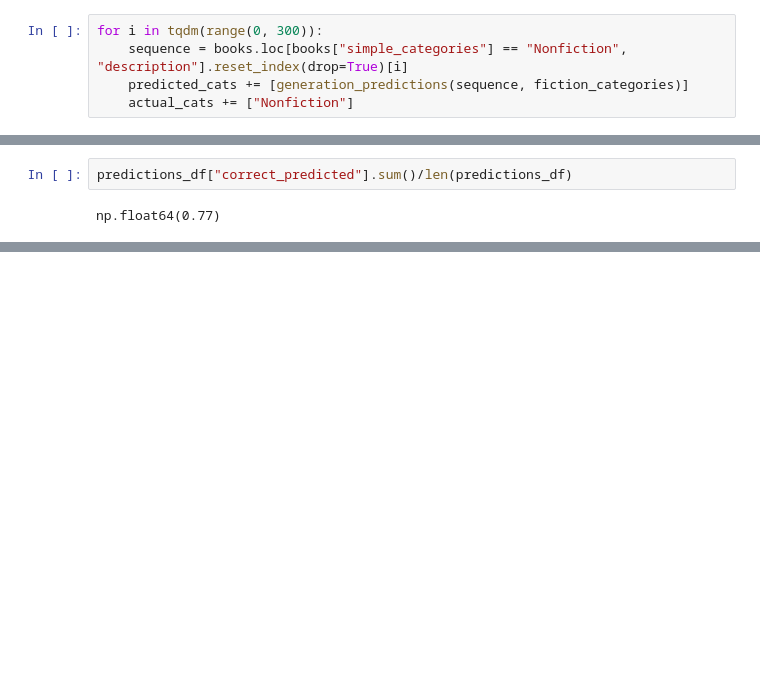
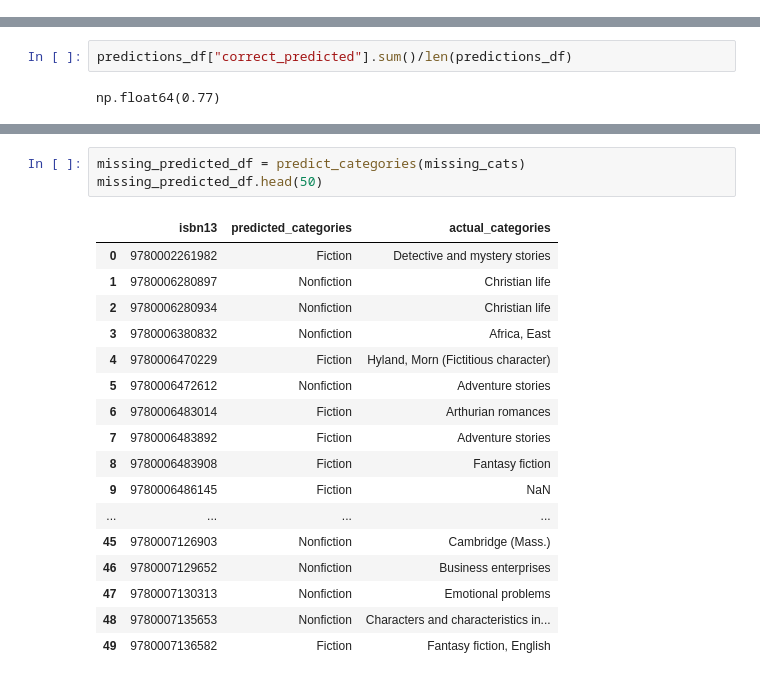
Before and after one commit to selffullfilling-prophecy/SEMANTIC-BOOK-RECOMMENDER, a Jupyter notebook: text-classification.ipynb, the cells around one changed output, grey strips where cells are left out. Cells and saved outputs as stored; diff of their text form; blank space fills up the shorter version.

```diff
--- a/text-classification.ipynb
+++ b/text-classification.ipynb
@@ -155,5 +205,0 @@ for i in tqdm(range(0, 300)):
-# %%
-for i in tqdm(range(0, 300)):
-    sequence = books.loc[books["simple_categories"] == "Nonfiction", "description"].reset_index(drop=True)[i]
-    predicted_cats += [generation_predictions(sequence, fiction_categories)]
-    actual_cats += ["Nonfiction"]
@@ -185,0 +242,21 @@ np.float64(0.77)
+# %%
+missing_predicted_df = predict_categories(missing_cats)
+missing_predicted_df.head(50)
+# %% [output]
+|  | isbn13 | predicted_categories | actual_categories |
+| 0 | 9780002261982 | Fiction | Detective and mystery stories |
+| 1 | 9780006280897 | Nonfiction | Christian life |
+| 2 | 9780006280934 | Nonfiction | Christian life |
+| 3 | 9780006380832 | Nonfiction | Africa, East |
+| 4 | 9780006470229 | Fiction | Hyland, Morn (Fictitious character) |
+| 5 | 9780006472612 | Nonfiction | Adventure stories |
+| 6 | 9780006483014 | Fiction | Arthurian romances |
+| 7 | 9780006483892 | Fiction | Adventure stories |
+| 8 | 9780006483908 | Fiction | Fantasy fiction |
+| 9 | 9780006486145 | Fiction | NaN |
+| ... | ... | ... | ... |
+| 45 | 9780007126903 | Nonfiction | Cambridge (Mass.) |
+| 46 | 9780007129652 | Nonfiction | Business enterprises |
+| 47 | 9780007130313 | Nonfiction | Emotional problems |
+| 48 | 9780007135653 | Nonfiction | Characters and characteristics in... |
+| 49 | 9780007136582 | Fiction | Fantasy fiction, English |
```
Also changed, not shown: parts of 27 cells of this notebook, 2 other files.
